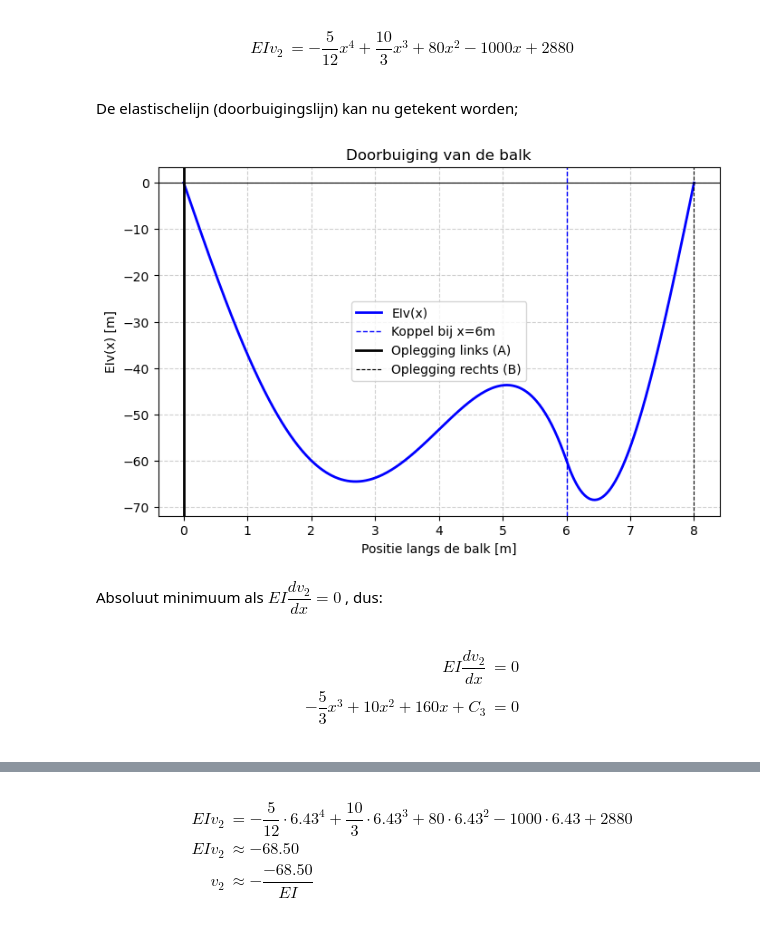
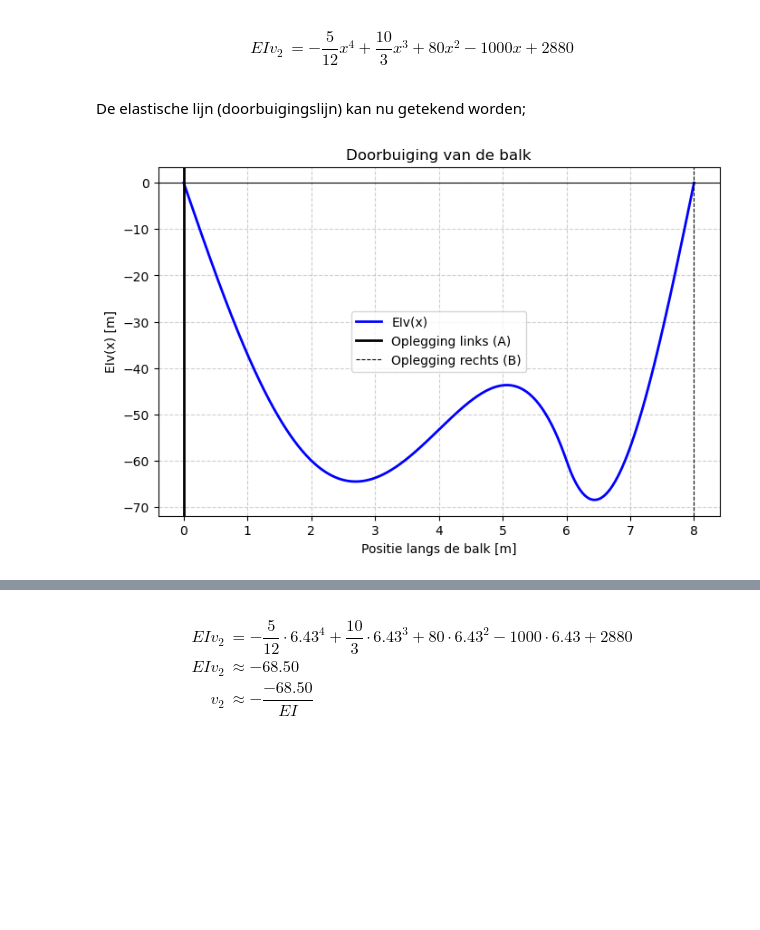
Before and after one commit to HHS-boeken/Mechanica, a Jupyter notebook: book/H1/Opgave_les3.ipynb, the cells around one changed output, grey strips where cells are left out. Saved outputs shown, nothing was run; the diff lists cells and outputs as text; code cells hidden in the pictures; blank space fills up the shorter version.

```diff
--- a/book/H1/Opgave_les3.ipynb
+++ b/book/H1/Opgave_les3.ipynb
@@ -221,7 +225,7 @@ tussen $[6 < x < 8]$ geldt;
 EIv_2 &= -\dfrac{5}{12}x^4+\dfrac{10}{3}x^3+80x^2 -1000x + 2880
 \end{align}
 # %% [markdown]
-De elastischelijn (doorbuigingslijn) kan nu getekent worden;
+De elastische lijn (doorbuigingslijn) kan nu getekend worden;
 # %%
 import numpy as np
 import matplotlib.pyplot as plt
@@ -231,41 +235,32 @@ L = 8       # Lengte van de balk (m)
 x_C = 6     # Locatie van het koppel (m)
 q = -10     # Verdeelde belasting (kN/m, naar beneden)
 M_C = 160   # Koppel (kNm, met de klok mee)
 R_A = 20    # Reactiekracht bij A (kN)
 R_B = 60    # Reactiekracht bij B (kN)
 
 # Discretisatie van de balk
 x_values = np.linspace(0, L, 500)
 EIv_values = np.zeros_like(x_values)
 
 # Momentverloop berekenen
 for i, x in enumerate(x_values):
     if x < x_C:  # Links van het koppel
         EIv_values[i] = (-(5/12) * x**4 + (10/3) * x**3 - 40*x) * 1
     else:  # Rechts van het koppel
         EIv_values[i] = (-(5/12) * x**4 + (10/3) * x**3 + 80*x**2 - 1000*x +2880) * 1 # Sprong in moment door koppel
 
 # Plot de momentenlijn
 plt.figure(figsize=(8, 5))
 plt.plot(x_values, EIv_values, label="EIv(x)", linewidth=2, color='blue')
 plt.axhline(0, color='black', linewidth=0.8)
-plt.axvline(x_C, color='blue', linestyle='dashed', linewidth=1, label="Koppel bij x=6m")
+#plt.axvline(x_C, color='blue', linestyle='dashed', linewidth=1, label="Koppel bij x=6m")
 plt.axvline(0, color='black', linewidth=2, label="Oplegging links (A)")
 plt.axvline(L, color='black', linestyle='dashed', linewidth=0.8, label="Oplegging rechts (B)")
 plt.xlabel("Positie langs de balk [m]")
 plt.ylabel("EIv(x) [m]")
 plt.title("Doorbuiging van de balk")
 plt.grid(True, linestyle='--', alpha=0.6)
 plt.legend()
 plt.show()
 # %% [output]
-[figure, old version]
+[figure, new version]
-# %% [markdown]
-
-Absoluut minimuum als $EI\dfrac{dv_2}{dx} = 0$ , dus:
-# %% [markdown]
-
-\begin{align}
-EI\dfrac{dv_2}{dx} &= 0 \\
--\dfrac{5}{3}x^3+10x^2+160x+C_3 &=0 \\
-\end{align}
```
Also changed, not shown: parts of 14 cells of this notebook.
